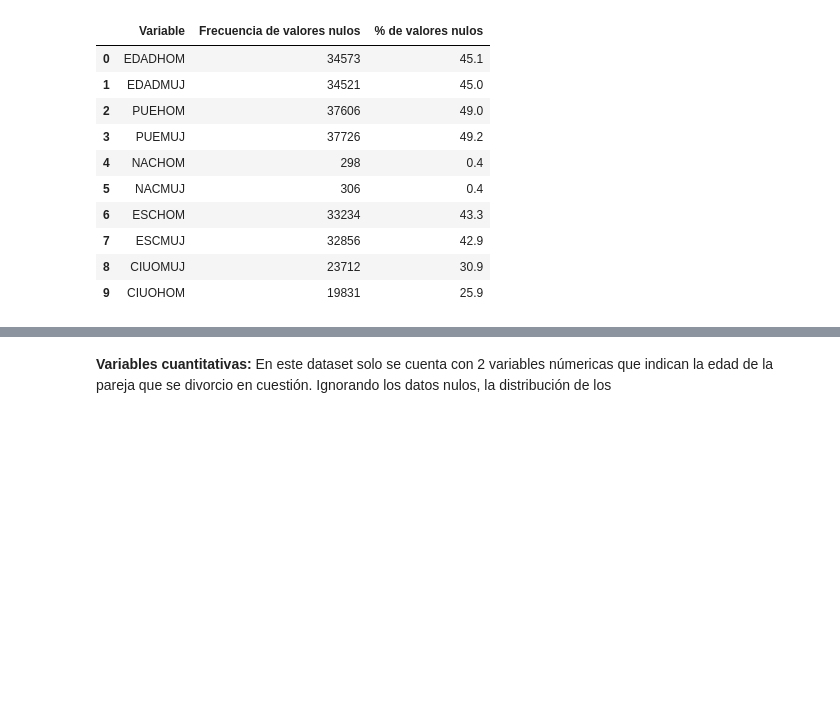
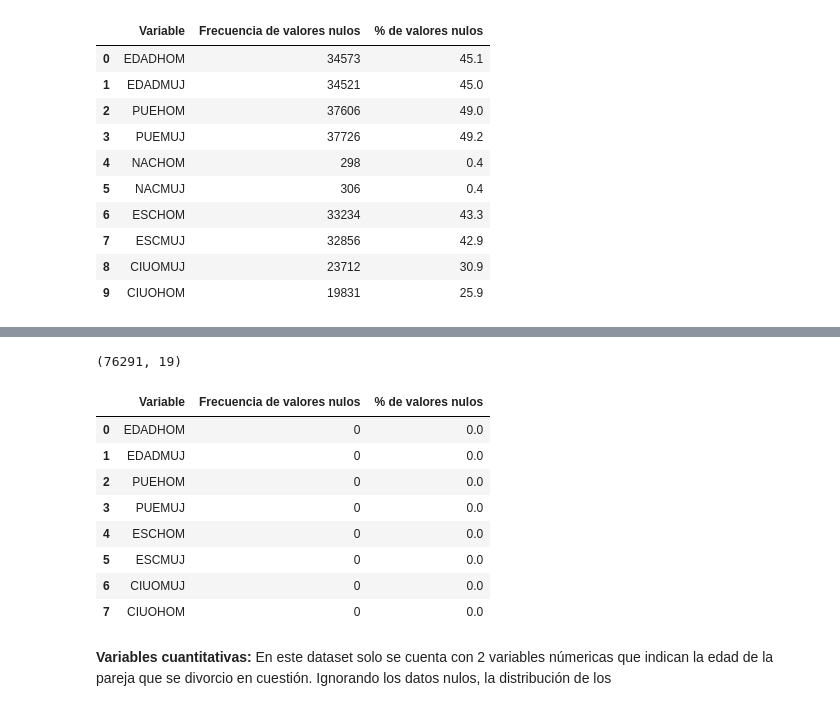
Before and after one commit to DanielRasho/MD-Proyecto3, a Jupyter notebook: Reporte.ipynb, the cells around one changed output, grey strips where cells are left out. Saved outputs shown, nothing was run; the diff lists cells and outputs as text; code cells hidden in the pictures; blank space fills up the shorter version.

Commit message:
feat: add models to predict na values and fill them

```diff
--- a/Reporte.ipynb
+++ b/Reporte.ipynb
@@ -556,5 +560,4 @@ Se puede observar que en todas las variables donde hay posibilidad de haber dato
 # %%
-# 1. REMOCION DE DATOS ATIPICOS
 def remove_outliers(dataframe):
     '''
     return a dataframe without rows that are outliers in any column
@@ -562,5 +565,7 @@ def remove_outliers(dataframe):
     return dataframe\
     .loc[:, lambda df: df.std() > 0.04]\
     .loc[lambda df: (np.abs(stats.zscore(df)) < 3).all(axis=1)]
-
+print(merged_df.shape)
+a = remove_outliers(merged_df)
+print(a.shape)
 merged_df = remove_outliers(merged_df)
@@ -579,3 +691,29 @@ sns.heatmap(corr, xticklabels=corr.columns,yticklabels=corr.columns, annot=True,
+# %%
+# function to count null-like values
+def count_nulls(df, column, null_value):
+    # Count how many times the null_value appears in the column
+    return (df[column] == null_value).sum()
+
+null_counts = {col: count_nulls(filled_df, col, null_vals) for col, null_vals in null_values.items()}
+
+null_counts_df = pd.DataFrame(list(null_counts.items()), columns=["Variable", "Frecuencia de valores nulos"])
+total_rows = len(filled_df)
+null_counts_df["% de valores nulos"] = (null_counts_df["Frecuencia de valores nulos"] / total_rows) * 100
+null_counts_df["% de valores nulos"] = null_counts_df["% de valores nulos"].round(1)
+
+print(filled_df.shape)
+null_counts_df
+# %% [output]
+(76291, 19)
+|  | Variable | Frecuencia de valores nulos | % de valores nulos |
+| 0 | EDADHOM | 0 | 0.0 |
+| 1 | EDADMUJ | 0 | 0.0 |
+| 2 | PUEHOM | 0 | 0.0 |
+| 3 | PUEMUJ | 0 | 0.0 |
+| 4 | ESCHOM | 0 | 0.0 |
+| 5 | ESCMUJ | 0 | 0.0 |
+| 6 | CIUOMUJ | 0 | 0.0 |
+| 7 | CIUOHOM | 0 | 0.0 |
 # %% [markdown]
 **Variables cuantitativas:**
 En este dataset solo se cuenta con 2 variables númericas que indican la edad de la pareja que se divorcio en cuestión. Ignorando los datos nulos, la distribución de los
```
Also changed, not shown: parts of 6 cells of this notebook.
